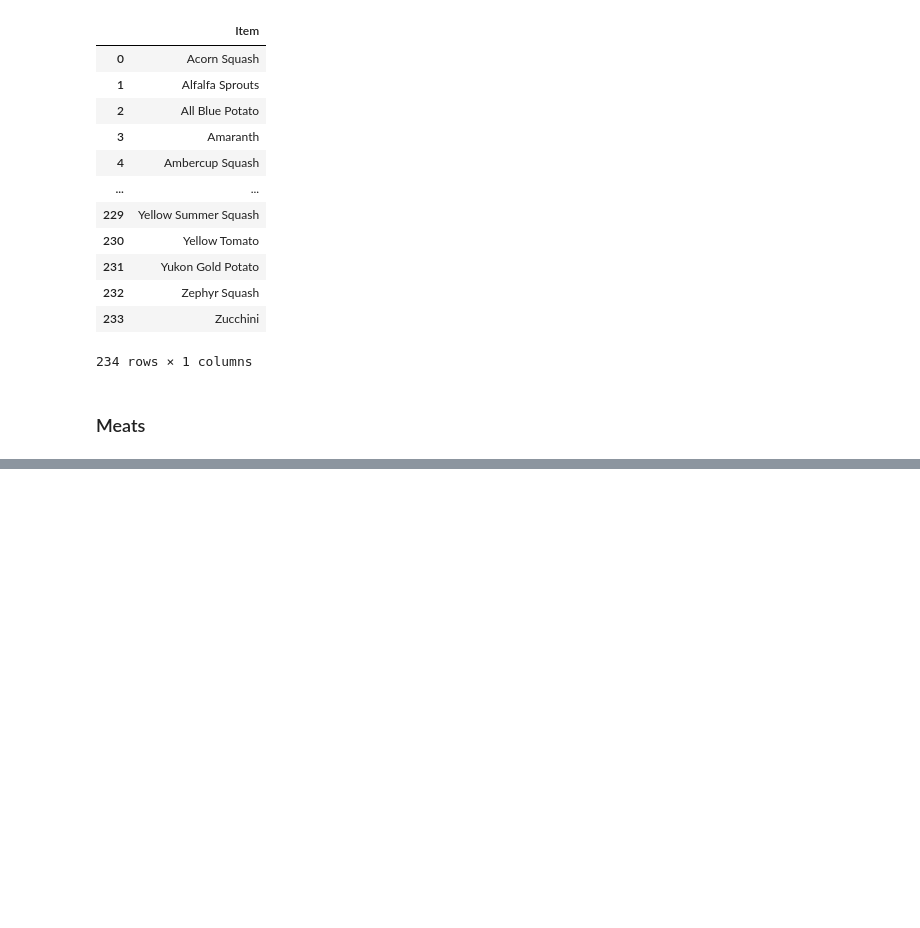
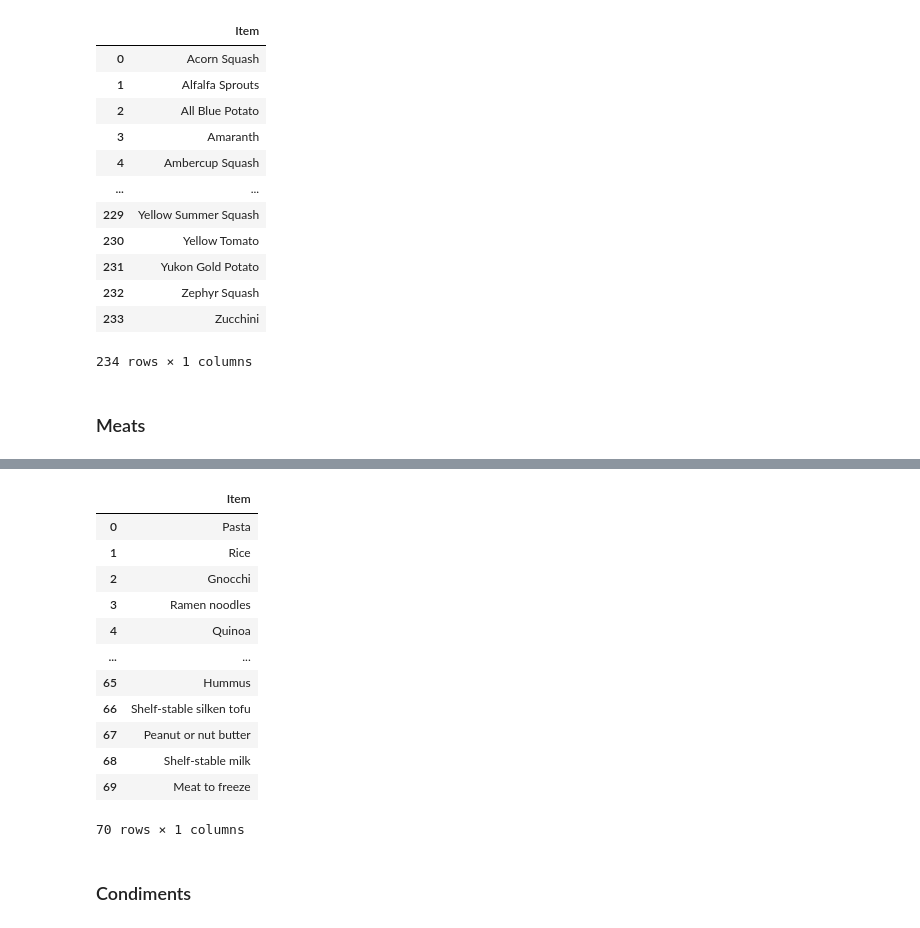
Before and after one commit to ICS438Project/receipt, a Jupyter notebook: database.ipynb, the cells around one changed output, grey strips where cells are left out. Saved outputs shown, nothing was run; the diff lists cells and outputs as text; code cells hidden in the pictures; blank space fills up the shorter version.

```diff
--- a/database.ipynb
+++ b/database.ipynb
@@ -1760,0 +1820,32 @@ df_filtered
+# %%
+a ="Pasta, Rice, Gnocchi, Ramen noodles, Quinoa, Farro, Couscous, Barley, Dried beans, Lentils, Millet, Flours, Cornmeal, Breadcrumbs, Breakfast cereal, Oats, Granola, Dried herbs and spices, Baking powder, Baking soda, Starches, Sugars, Salts, Powdered milk, Freeze-dried fruit, Popcorn kernels, Crackers, Nori, Instant coffee, Bouillon cubes, Assorted breads, English muffins, Assorted coffees, Dried stuffing mixes, Cake mix, biscuit or pancake mix, Cold and hot cereals, Cookies and crackers, Dry beans and grains, Dry noodle mixes for the skillet, Flour, sugar, Herbal and regular teas, Macaroni and other pasta, Pizza shells, Powdered drink mixes, White and brown rice, wild rice, Boxed pasta, Tomato paste, Pasta sauce, Canned fish, Canned vegetables, Canned fruit in water, Applesauce, Boxed macaroni and cheese, Chickpeas, Black beans, Chicken broth, Jerky, Granola bars, Bread, Risotto, Eggs, Cheese, Hummus, Shelf-stable silken tofu, Peanut or nut butter, Shelf-stable milk, Meat to freeze"
+# %%
+dry_goods_df = create_multicolumn_dataframe(a=a)
+dry_goods_df = create_single_column_dataframe(a=a)
+dry_goods_df
+
+path = './product database/Groceries/dry_goods_database.csv'
+dry_goods_df.to_csv(path, encoding='utf-8', index=False)
+df = pd.read_csv(path)
+df
+
+df_filtered = df[~df.apply(lambda row: row.astype(str).str.contains(r'\?').any(), axis=1)]
+
+df_filtered.to_csv(path, encoding='utf-8', index=False)
+df_filtered
+# %% [output]
+|  | Item |
+| 0 | Pasta |
+| 1 | Rice |
+| 2 | Gnocchi |
+| 3 | Ramen noodles |
+| 4 | Quinoa |
+| ... | ... |
+| 65 | Hummus |
+| 66 | Shelf-stable silken tofu |
+| 67 | Peanut or nut butter |
+| 68 | Shelf-stable milk |
+| 69 | Meat to freeze |
+70 rows × 1 columns
+# %% [markdown]
+### Condiments
```
Also changed, not shown: parts of 152 cells of this notebook, 8 other files.
